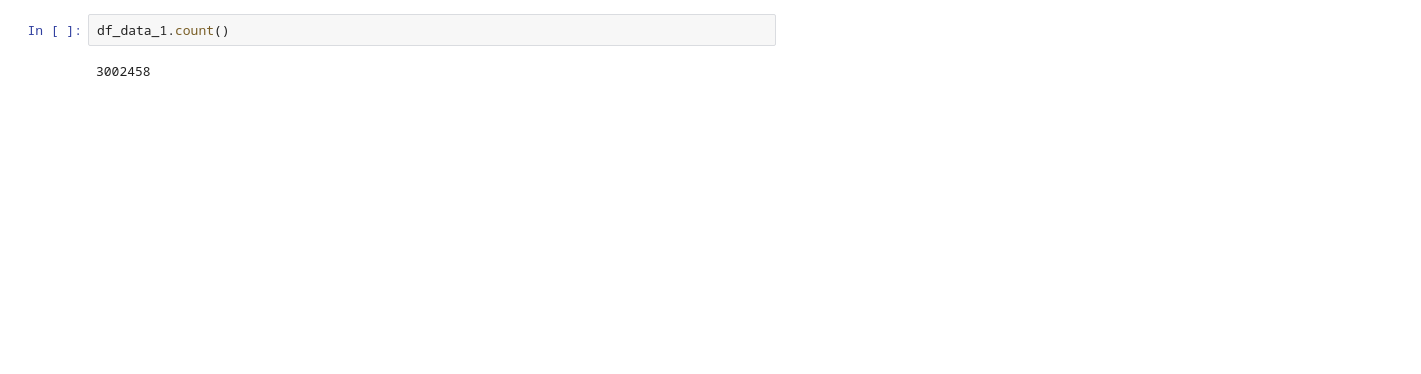
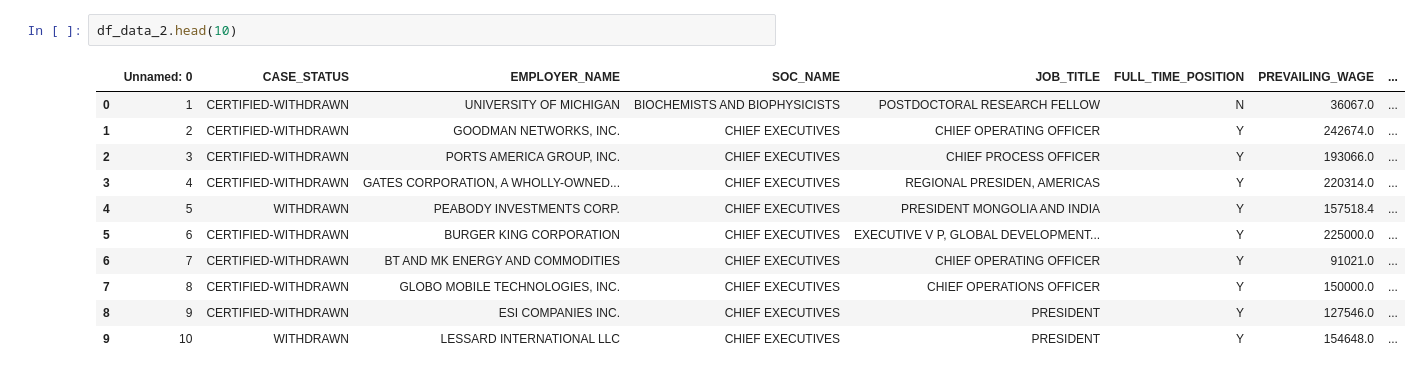
Before and after one commit to JonathonBeauregardII/Advanced-Data-Mining-Project-IBM, a Jupyter notebook: DataExploration.ipynb, the cells around one changed output. Drawn from its saved outputs; the diff is of its cells as text; blank space fills up the shorter version.

```diff
--- a/DataExploration.ipynb
+++ b/DataExploration.ipynb
@@ -26,4 +10,14 @@ df_data_1.take(20)
-# %%
-df_data_1.count()
-# %% [output]
-3002458
+# %%
+df_data_2.head(10)
+# %% [output]
+|  | Unnamed: 0 | CASE_STATUS | EMPLOYER_NAME | SOC_NAME | JOB_TITLE | FULL_TIME_POSITION | PREVAILING_WAGE | ... |
+| 0 | 1 | CERTIFIED-WITHDRAWN | UNIVERSITY OF MICHIGAN | BIOCHEMISTS AND BIOPHYSICISTS | POSTDOCTORAL RESEARCH FELLOW | N | 36067.0 | ... |
+| 1 | 2 | CERTIFIED-WITHDRAWN | GOODMAN NETWORKS, INC. | CHIEF EXECUTIVES | CHIEF OPERATING OFFICER | Y | 242674.0 | ... |
+| 2 | 3 | CERTIFIED-WITHDRAWN | PORTS AMERICA GROUP, INC. | CHIEF EXECUTIVES | CHIEF PROCESS OFFICER | Y | 193066.0 | ... |
+| 3 | 4 | CERTIFIED-WITHDRAWN | GATES CORPORATION, A WHOLLY-OWNED... | CHIEF EXECUTIVES | REGIONAL PRESIDEN, AMERICAS | Y | 220314.0 | ... |
+| 4 | 5 | WITHDRAWN | PEABODY INVESTMENTS CORP. | CHIEF EXECUTIVES | PRESIDENT MONGOLIA AND INDIA | Y | 157518.4 | ... |
+| 5 | 6 | CERTIFIED-WITHDRAWN | BURGER KING CORPORATION | CHIEF EXECUTIVES | EXECUTIVE V P, GLOBAL DEVELOPMENT... | Y | 225000.0 | ... |
+| 6 | 7 | CERTIFIED-WITHDRAWN | BT AND MK ENERGY AND COMMODITIES | CHIEF EXECUTIVES | CHIEF OPERATING OFFICER | Y | 91021.0 | ... |
+| 7 | 8 | CERTIFIED-WITHDRAWN | GLOBO MOBILE TECHNOLOGIES, INC. | CHIEF EXECUTIVES | CHIEF OPERATIONS OFFICER | Y | 150000.0 | ... |
+| 8 | 9 | CERTIFIED-WITHDRAWN | ESI COMPANIES INC. | CHIEF EXECUTIVES | PRESIDENT | Y | 127546.0 | ... |
+| 9 | 10 | WITHDRAWN | LESSARD INTERNATIONAL LLC | CHIEF EXECUTIVES | PRESIDENT | Y | 154648.0 | ... |
```
Also changed, not shown: parts of 24 cells of this notebook.
